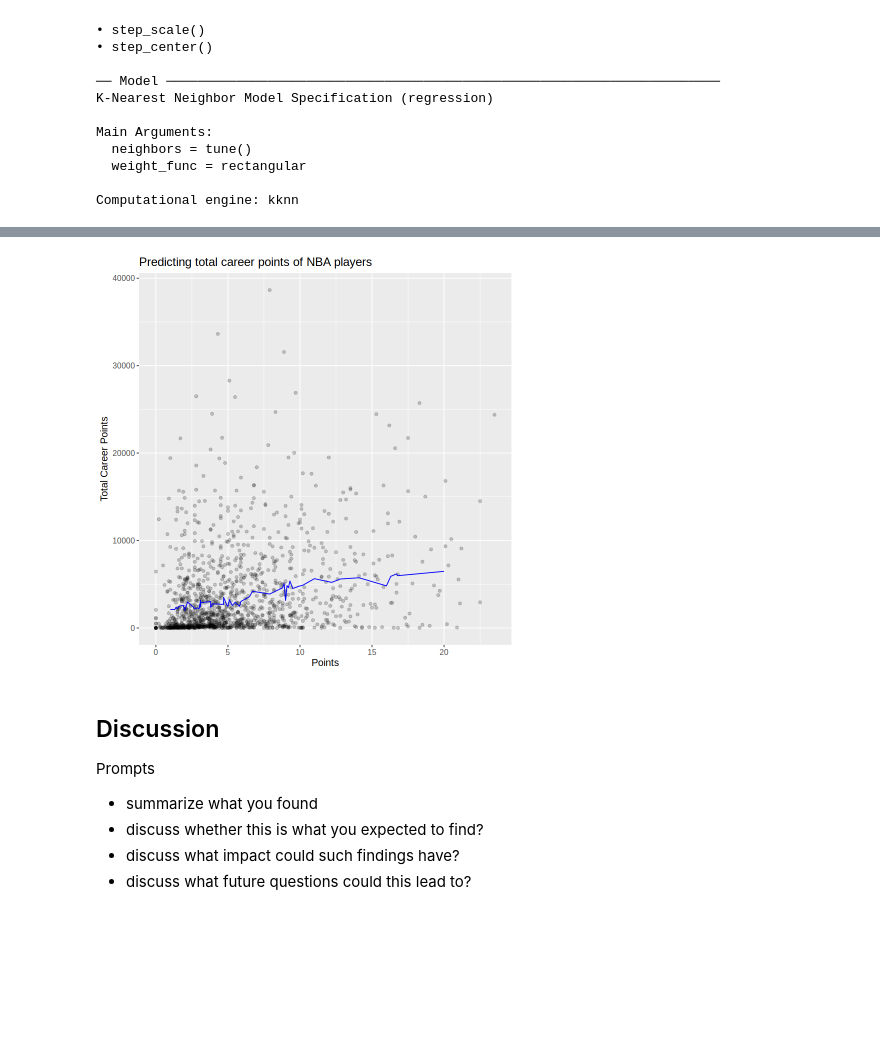
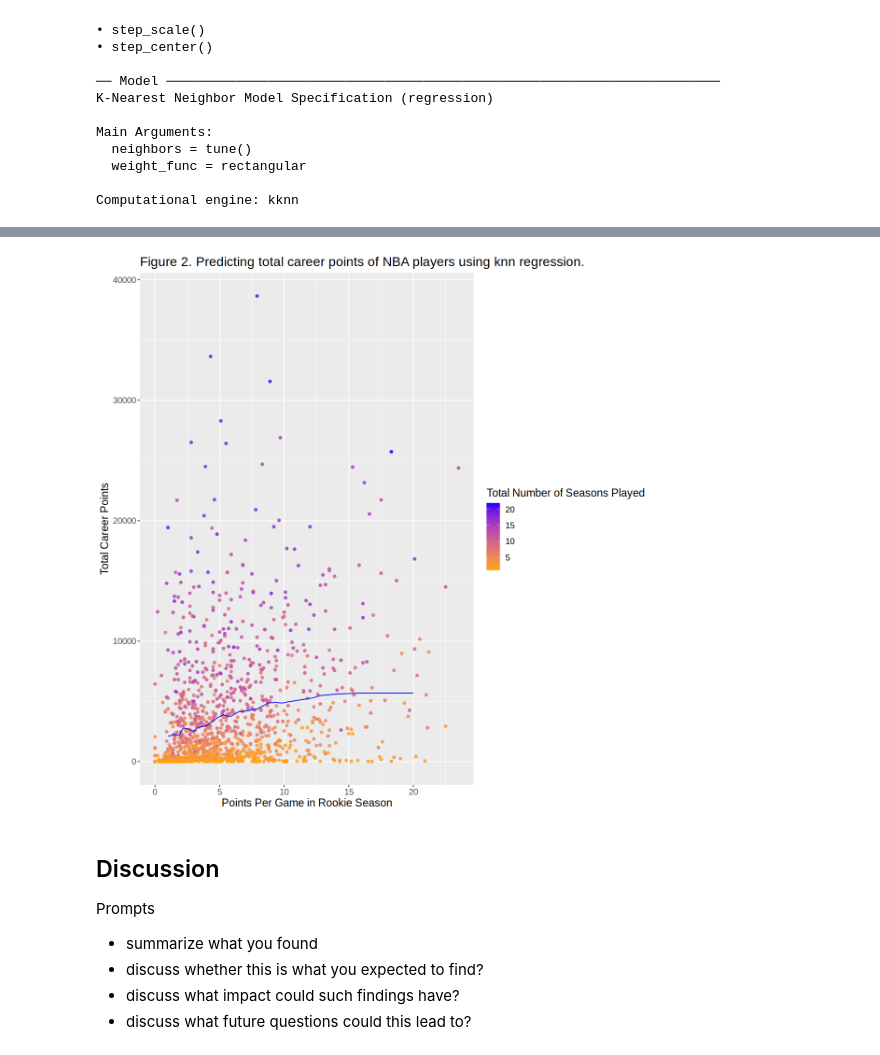
Before and after one commit to notjamesw/Group_Project_DSCI100, a Jupyter notebook: Project Report.ipynb, the cells around one changed output, grey strips where cells are left out. Drawn from its saved outputs; the diff is of its cells as text; code cells hidden in the pictures; blank space fills up the shorter version.

```diff
--- a/Project Report.ipynb
+++ b/Project Report.ipynb
@@ -221,0 +209,8 @@ A tibble: 6 × 18
+# %%
+# first season of rookies (defined as first season is 2022)
+nba_testing <- nba_first_season |>
+    filter(season_start == 2022)
+
+# first season of non-rookies where draft year is after 1996 and the first season they've played is not 2022
+nba_training <- nba_first_season |>
+    filter(draft_year >= 1996, season_start < 2022)
@@ -222,11 +224,15 @@ A tibble: 6 × 18
 # %%
-# finding career points of nba players drafted between 1996 and 2021 and played their first season before 2022 (inclusive)
+# finding number of seasons played of nba players drafted between 1996 and 2021 and played their first season before 2022
+nba_seasons_played <- nba_non_rookies_data |>
+    group_by(player_name) |>
+    summarize("seasons_played" = n()) |>
+    select("seasons_played")
+
+# finding career points of nba players drafted between 1996 and 2021 and played their first season before 2022
 nba_total_points <- nba_non_rookies_data |>
     group_by(player_name) |>
     summarize("total_points" = sum(pts*gp)) |>
     select("total_points")
-
-nrow(nba_total_points)
 
 # nba_training_labelled <- cbind(nba_training, nba_total_points)
 # head(nba_training_labelled)
@@ -235,8 +241,7 @@ nrow(nba_total_points)
 # to solve this issue, we must sort nba_training alphabetically and then cbind
 
 nba_training_ordered <- nba_training[order(nba_training$player_name),]
-head(nba_training_ordered)
 
-nba_training_labelled <- cbind(nba_training_ordered, nba_total_points)
+nba_training_labelled <- cbind(nba_training_ordered, nba_total_points, nba_seasons_played)
 head(nba_training_labelled)
 # %% [output]
@@ -269,7 +282,7 @@ nba_spec <- nearest_neighbor(weight_func = "rectangular", neighbors = tune()) |>
        set_engine("kknn") |>
        set_mode("regression")
 
-nba_recipe <- recipe(total_points ~ pts + gp + player_height + usg_pct + ts_pct, data = nba_training_labelled) |>
+nba_recipe <- recipe(total_points ~ pts, data = nba_training_labelled) |>
        step_scale(all_predictors()) |>
        step_center(all_predictors())
 
@@ -316,10 +333,10 @@ Computational engine: kknn
 # %%
 set.seed(1234)
-gridvals <- tibble(neighbors = seq(from = 1, to = 201, by = 10))
+gridvals <- tibble(neighbors = seq(from = 1, to = 301, by = 10))
 
 nba_results <- nba_workflow |>
     tune_grid(resamples = nba_vfold, grid = gridvals) |>
     collect_metrics()
 
-nba_results
+head(nba_results)
 # %% [output]
@@ -412,16 +404,19 @@ A tibble: 6 × 19
 # %%
-#Visualization
-###############################################################
-####plot of points vs. total points
+# Visualization
+###################################################################
+# plot of points vs. total points
+options(repr.plot.width = 10, repr.plot.height = 10)
 nba_plot_pts_vs_tp <- ggplot(nba_training_labelled, aes(x = pts,
-                                                y = total_points)) +
-  geom_point(alpha = 0.2) +
+                                                y = total_points, color = seasons_played)) +
+  geom_point(alpha = 0.8) +
   geom_line(data = nba_preds, aes(x = pts, y = .pred), color = "blue") +
-  labs(x = "Points", y = "Total Career Points", title = "Predicting total career points of NBA players") +
-  theme(text = element_text(size = 12))
+  labs(x = "Points Per Game in Rookie Season", y = "Total Career Points",
+       title = "Figure 2. Predicting total career points of NBA players using knn regression.") +
+  theme(text = element_text(size = 14)) +
+    scale_colour_gradient(low = "orange", high = "blue", name = "Total Number of Seasons Played")
 nba_plot_pts_vs_tp
 # %% [output]
-[figure, old version]
+[figure, new version]
 # %% [markdown]
 ## Discussion ##
 Prompts
```
Also changed, not shown: parts of 40 cells of this notebook.
